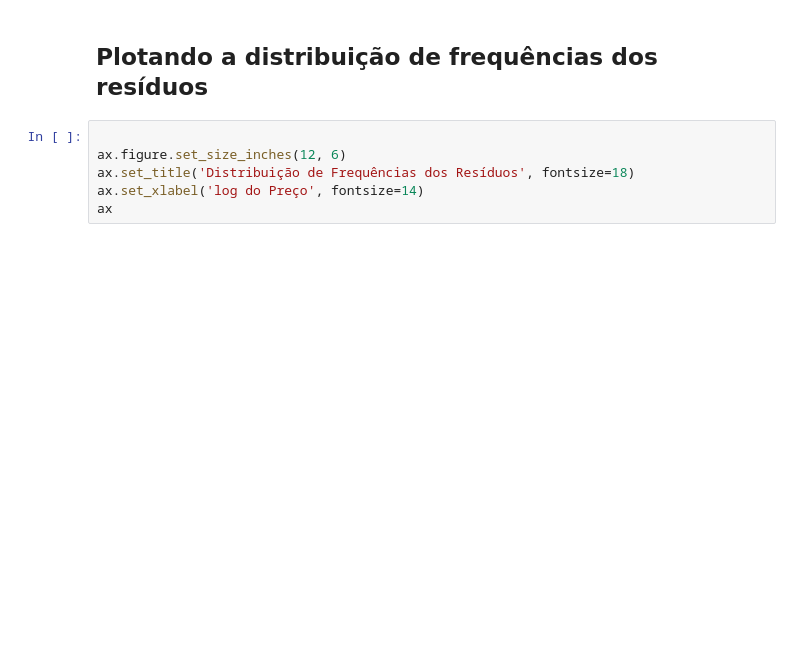
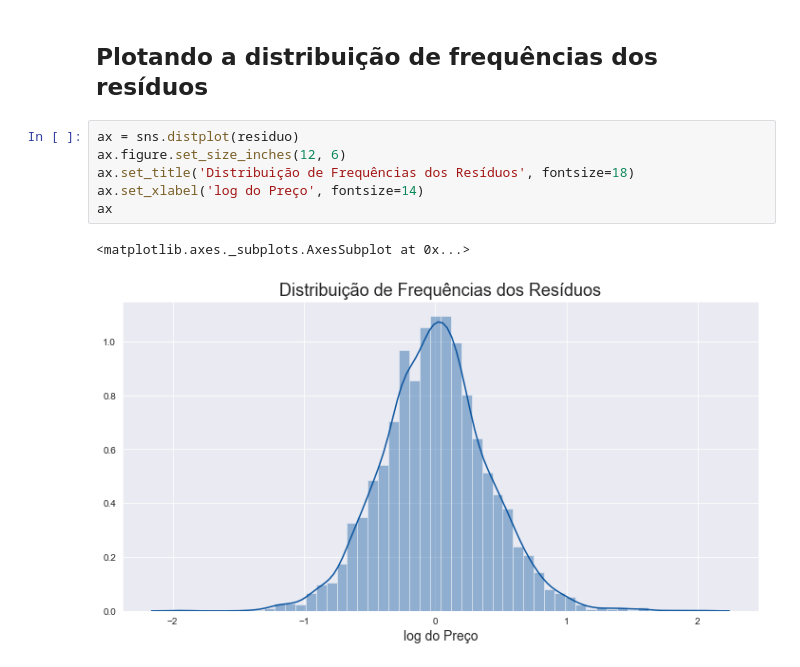
Before and after one commit to Igorth/alura_data_science, a Jupyter notebook: Data Science - Regressao Linear, assimetria, statsmodel/Projeto/Regressao Linear.ipynb, the cells around one changed output. Saved outputs shown, nothing was run; the diff lists cells and outputs as text; blank space fills up the shorter version.

```diff
--- a/Data Science - Regressao Linear, assimetria, statsmodel/Projeto/Regressao Linear.ipynb
+++ b/Data Science - Regressao Linear, assimetria, statsmodel/Projeto/Regressao Linear.ipynb
@@ -537,8 +593,11 @@ ax
 # %% [markdown]
 ## Plotando a distribuição de frequências dos resíduos
 # %%
-
+ax = sns.distplot(residuo)
 ax.figure.set_size_inches(12, 6)
 ax.set_title('Distribuição de Frequências dos Resíduos', fontsize=18)
 ax.set_xlabel('log do Preço', fontsize=14)
 ax
+# %% [output]
+<matplotlib.axes._subplots.AxesSubplot at 0x...>
+[figure, added]
```
Also changed, not shown: parts of 16 cells of this notebook.
